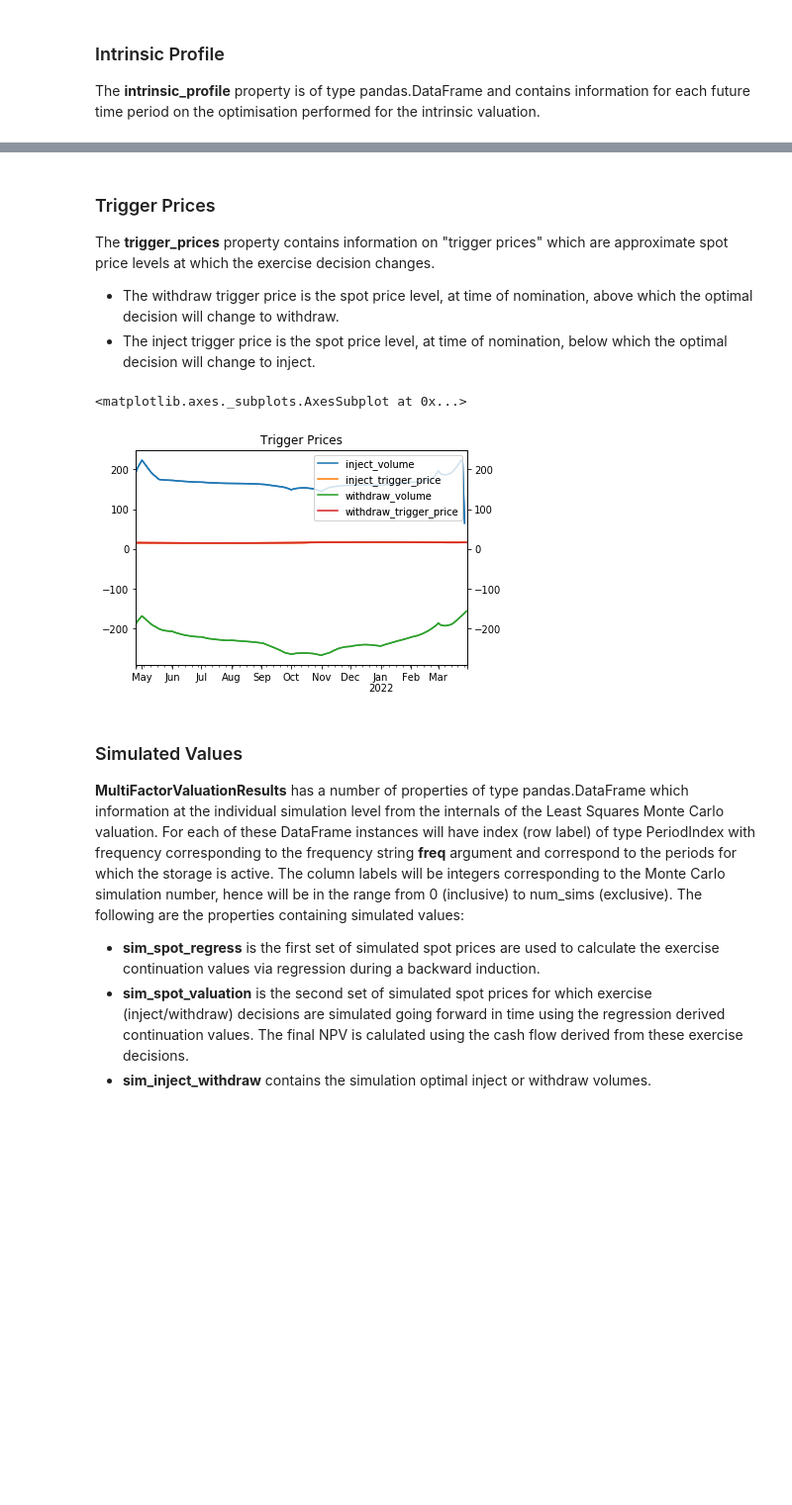
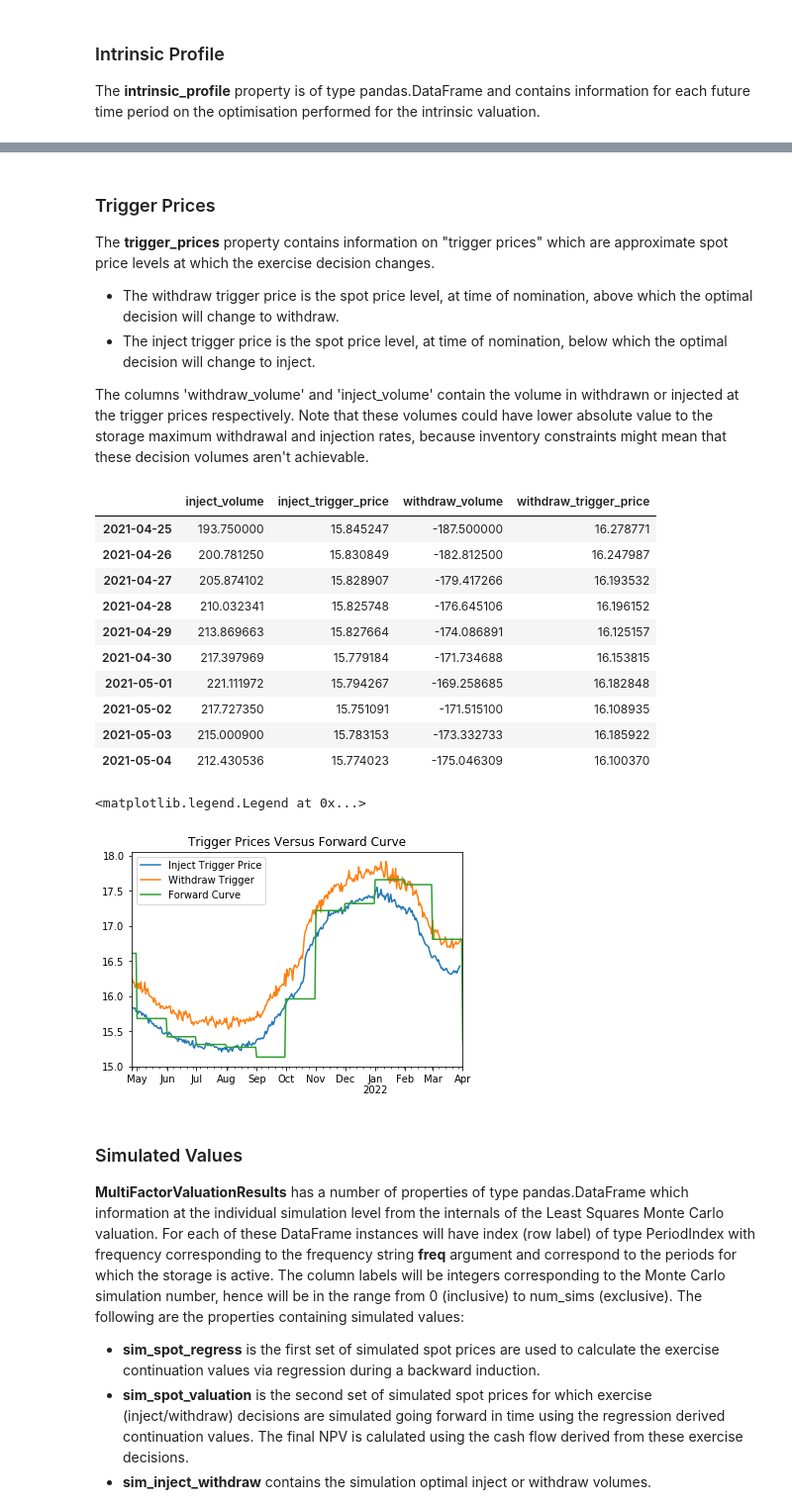
Before and after one commit to eliot-tabet/storage, a Jupyter notebook: samples/python/multifactor_storage.ipynb, the cells around one changed output, grey strips where cells are left out. Shown: that part at 99% size. Cells and saved outputs as stored; diff of their text form; code cells hidden in the pictures; blank space fills up the shorter version.

Commit message:
Added section on expected profile and more on trigger prices.

```diff
--- a/samples/python/multifactor_storage.ipynb
+++ b/samples/python/multifactor_storage.ipynb
@@ -146,14 +147,30 @@ three_factor_results.intrinsic_profile
 The **trigger_prices** property contains information on "trigger prices" which are approximate spot price levels at which the exercise decision changes.
 * The withdraw trigger price is the spot price level, at time of nomination, above which the optimal decision will change to withdraw.
 * The inject trigger price is the spot price level, at time of nomination, below which the optimal decision will change to inject.
+
+The columns 'withdraw_volume' and 'inject_volume' contain the volume in withdrawn or injected at the trigger prices respectively. Note that these volumes could have lower absolute value to the storage maximum withdrawal and injection rates, because inventory constraints might mean that these decision volumes aren't achievable.
-# %%
-ax1 = three_factor_results.trigger_prices.plot(title='Trigger Prices')
-ax2 = ax1.twinx()
-ax2.spines['right'].set_position(('axes', 1.0))
-three_factor_results.trigger_prices.plot(ax=ax2)
-# %% [output]
-<matplotlib.axes._subplots.AxesSubplot at 0x...>
-[figure, removed]
+# %%
+display(three_factor_results.trigger_prices[0:10])
+
+ax = three_factor_results.trigger_prices['inject_trigger_price'].plot(
+    title='Trigger Prices Versus Forward Curve', legend=True)
+three_factor_results.trigger_prices['withdraw_trigger_price'].plot(legend=True)
+fwd_curve['2021-04-25' : '2022-04-01'].plot(legend=True)
+ax.legend(['Inject Trigger Price', 'Withdraw Trigger', 'Forward Curve'])
+# %% [output]
+|  | inject_volume | inject_trigger_price | withdraw_volume | withdraw_trigger_price |
+| 2021-04-25 | 193.750000 | 15.845247 | -187.500000 | 16.278771 |
+| 2021-04-26 | 200.781250 | 15.830849 | -182.812500 | 16.247987 |
+| 2021-04-27 | 205.874102 | 15.828907 | -179.417266 | 16.193532 |
+| 2021-04-28 | 210.032341 | 15.825748 | -176.645106 | 16.196152 |
+| 2021-04-29 | 213.869663 | 15.827664 | -174.086891 | 16.125157 |
+| 2021-04-30 | 217.397969 | 15.779184 | -171.734688 | 16.153815 |
+| 2021-05-01 | 221.111972 | 15.794267 | -169.258685 | 16.182848 |
+| 2021-05-02 | 217.727350 | 15.751091 | -171.515100 | 16.108935 |
+| 2021-05-03 | 215.000900 | 15.783153 | -173.332733 | 16.185922 |
+| 2021-05-04 | 212.430536 | 15.774023 | -175.046309 | 16.100370 |
+<matplotlib.legend.Legend at 0x...>
+[figure, added]
 # %% [markdown]
 <a id='simulated_values'></a>
 ### Simulated Values
```
Also changed, not shown: parts of 8 cells of this notebook.
